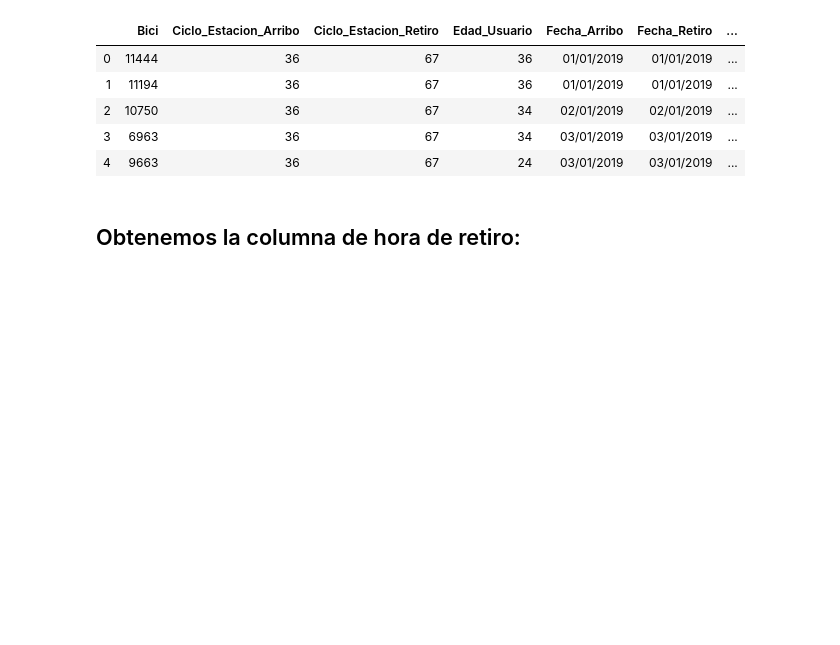
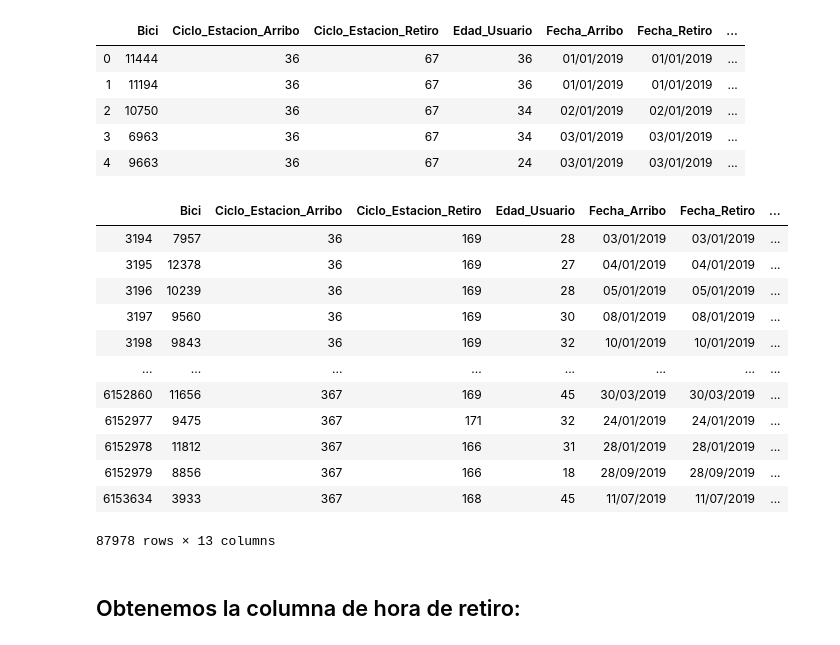
Before and after one commit to paupradel/ecobici_viz, a Jupyter notebook: jupyter_notebooks/procesamiento_datos_ecobici.ipynb, the cells around one changed output. Saved outputs shown, nothing was run; the diff lists cells and outputs as text; code cells hidden in the pictures; blank space fills up the shorter version.

```diff
--- a/jupyter_notebooks/procesamiento_datos_ecobici.ipynb
+++ b/jupyter_notebooks/procesamiento_datos_ecobici.ipynb
@@ -113,6 +113,22 @@ df_viajes_ageb.head()
 | 2 | 10750 | 36 | 67 | 34 | 02/01/2019 | 02/01/2019 | ... |
 | 3 | 6963 | 36 | 67 | 34 | 03/01/2019 | 03/01/2019 | ... |
 | 4 | 9663 | 36 | 67 | 24 | 03/01/2019 | 03/01/2019 | ... |
+# %%
+df_viajes_ageb[df_viajes_ageb["CVE_AGEB_retiro"]==118]
+# %% [output]
+|  | Bici | Ciclo_Estacion_Arribo | Ciclo_Estacion_Retiro | Edad_Usuario | Fecha_Arribo | Fecha_Retiro | ... |
+| 3194 | 7957 | 36 | 169 | 28 | 03/01/2019 | 03/01/2019 | ... |
+| 3195 | 12378 | 36 | 169 | 27 | 04/01/2019 | 04/01/2019 | ... |
+| 3196 | 10239 | 36 | 169 | 28 | 05/01/2019 | 05/01/2019 | ... |
+| 3197 | 9560 | 36 | 169 | 30 | 08/01/2019 | 08/01/2019 | ... |
+| 3198 | 9843 | 36 | 169 | 32 | 10/01/2019 | 10/01/2019 | ... |
+| ... | ... | ... | ... | ... | ... | ... | ... |
+| 6152860 | 11656 | 367 | 169 | 45 | 30/03/2019 | 30/03/2019 | ... |
+| 6152977 | 9475 | 367 | 171 | 32 | 24/01/2019 | 24/01/2019 | ... |
+| 6152978 | 11812 | 367 | 166 | 31 | 28/01/2019 | 28/01/2019 | ... |
+| 6152979 | 8856 | 367 | 166 | 18 | 28/09/2019 | 28/09/2019 | ... |
+| 6153634 | 3933 | 367 | 168 | 45 | 11/07/2019 | 11/07/2019 | ... |
+87978 rows × 13 columns
 # %% [markdown]
 ## Obtenemos la columna de hora de retiro:
 # %%
```
Also changed, not shown: parts of 2 cells of this notebook, 1 other file.
